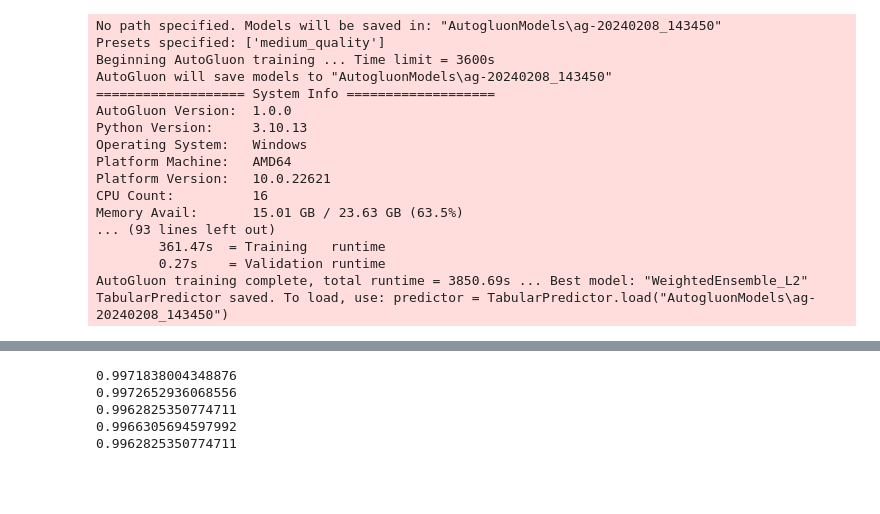
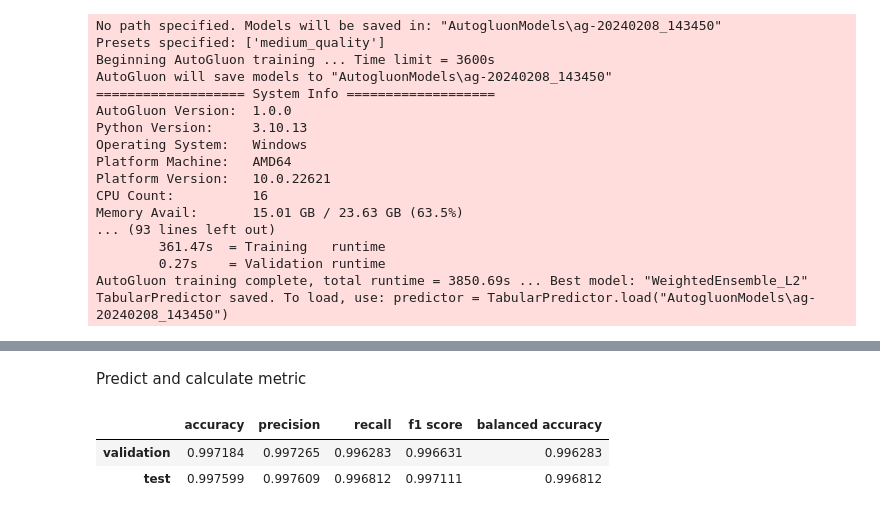
Before and after one commit to zihanzhao1999/CapstoneProject, a Jupyter notebook: automl.ipynb, the cells around one changed output, grey strips where cells are left out. Saved outputs shown, nothing was run; the diff lists cells and outputs as text; code cells hidden in the pictures; blank space fills up the shorter version.

```diff
--- a/automl.ipynb
+++ b/automl.ipynb
@@ -96,29 +117,32 @@ Feature Metadata (Processed):
 # %%
-import pandas
-
-valid = pandas.read_csv("20043374\\validateProcessed.csv")
+import pandas as pd
+valid = pd.read_csv("../20043374/validateProcessed.csv")
+valid = preprocessing(valid)
+test = pd.read_csv("../20043374/testProcessed.csv")
+test = preprocessing(test)
-# %%
-diff_diagnosis_valid = valid['DIFFERENTIAL_DIAGNOSIS'].copy()
-valid = valid.drop('DIFFERENTIAL_DIAGNOSIS', axis=1)
-valid = valid.drop('INITIAL_EVIDENCE', axis=1)
-valid[list(set(valid.columns) - set(['AGE', 'PATHOLOGY']))] = valid[list(set(valid.columns) - set(['AGE', 'PATHOLOGY']))].astype(bool)
-# %%
-from autogluon.tabular import TabularDataset, TabularPredictor
-predictor = TabularPredictor.load("AutogluonModels\\ag-20240208_143450")
+# %% [markdown]
+Predict and calculate metric
 # %%
-prediction = predictor.predict(valid)
+prediction_valid = predictor.predict(valid)
+prediction_test = predictor.predict(test)
-# %%
-import sklearn.metrics
-
-print(sklearn.metrics.accuracy_score(valid['PATHOLOGY'], prediction))
-print(sklearn.metrics.precision_score(valid['PATHOLOGY'], prediction, average="macro"))
-print(sklearn.metrics.balanced_accuracy_score(valid['PATHOLOGY'], prediction))
-print(sklearn.metrics.f1_score(valid['PATHOLOGY'], prediction, average="macro"))
-print(sklearn.metrics.recall_score(valid['PATHOLOGY'], prediction, average="macro"))
-# %% [output]
-0.9971838004348876
-0.9972652936068556
-0.9962825350774711
-0.9966305694597992
-0.9962825350774711
+# %%
+import pandas as pd
+import sklearn.metrics
+
+def calculate_metric(pathology, prediction, index=["data"]):
+    return pd.DataFrame({
+        "accuracy": sklearn.metrics.accuracy_score(pathology, prediction),
+        "precision": sklearn.metrics.precision_score(pathology, prediction, average="macro"),
+        "recall": sklearn.metrics.recall_score(pathology, prediction, average="macro"),
+        "f1 score": sklearn.metrics.f1_score(pathology, prediction, average="macro"),
+        "balanced accuracy": sklearn.metrics.balanced_accuracy_score(pathology, prediction)
+        }, index=index)
+
+valid_metric = calculate_metric(valid['PATHOLOGY'], prediction_valid, index=["validation"])
+test_metric = calculate_metric(test['PATHOLOGY'], prediction_test, index=["test"])
+pd.concat([valid_metric, test_metric])
+# %% [output]
+|  | accuracy | precision | recall | f1 score | balanced accuracy |
+| validation | 0.997184 | 0.997265 | 0.996283 | 0.996631 | 0.996283 |
+| test | 0.997599 | 0.997609 | 0.996812 | 0.997111 | 0.996812 |
 # %%
```
Also changed, not shown: parts of 15 cells of this notebook.
